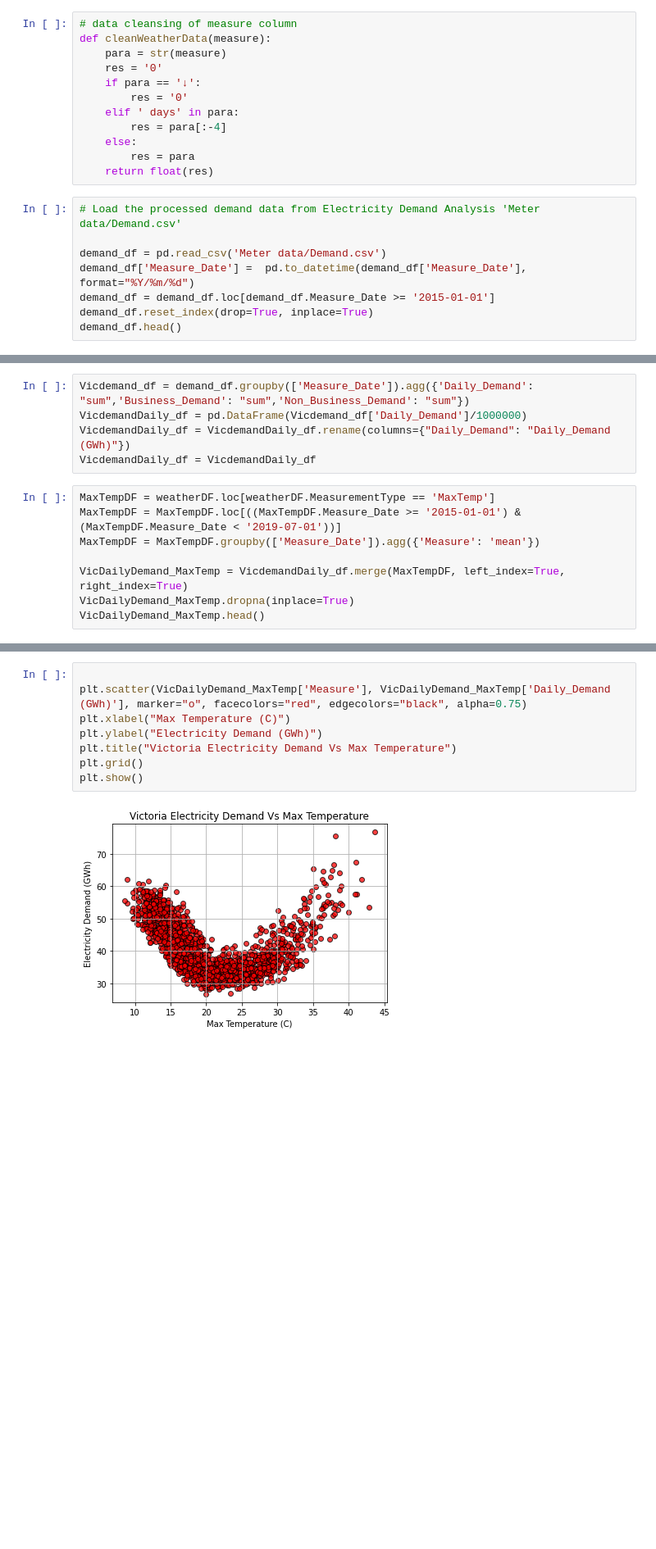
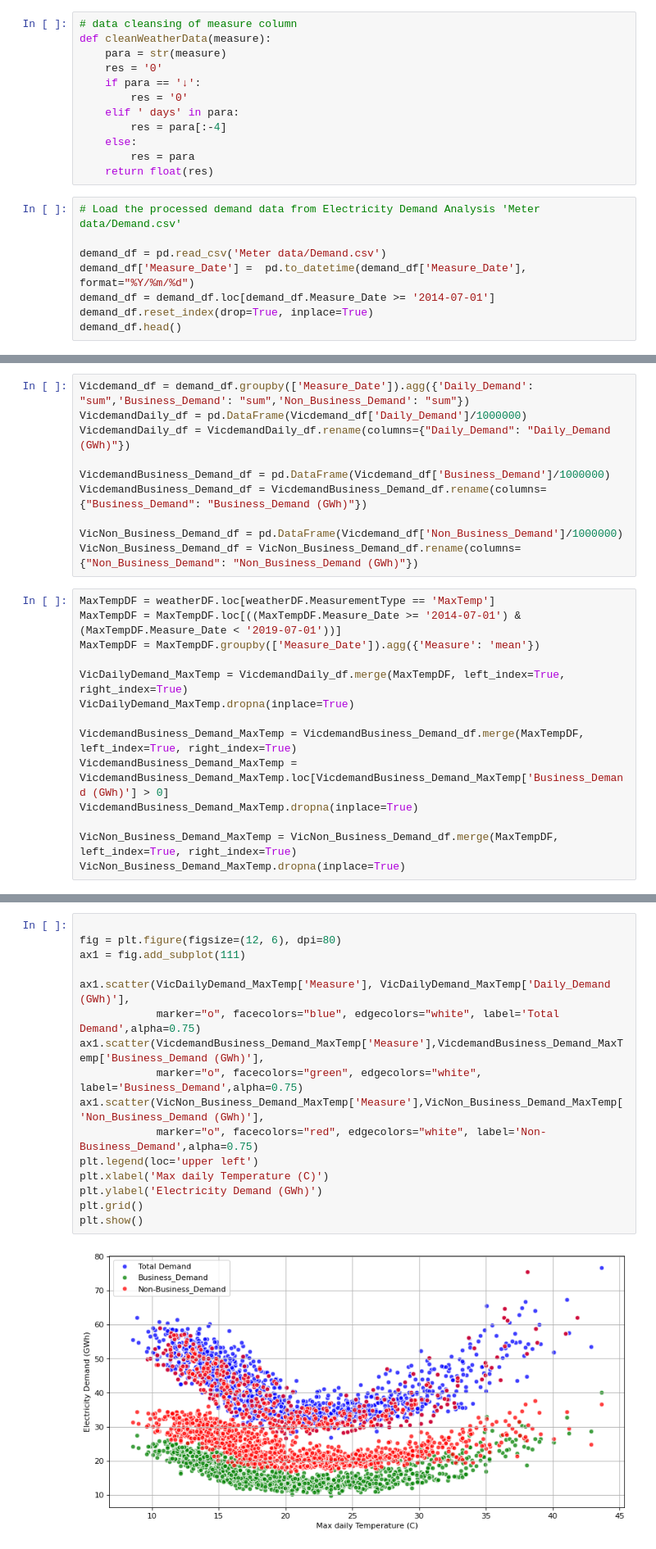
Before and after one commit to tahsinurrahman2011/Project-1, a Jupyter notebook: Electricity Demand Vs Weather Analysis.ipynb, the cells around one changed output, grey strips where cells are left out. Shown at 82% size. Cells and saved outputs as stored; diff of their text form; blank space fills up the shorter version.

```diff
--- a/Electricity Demand Vs Weather Analysis.ipynb
+++ b/Electricity Demand Vs Weather Analysis.ipynb
@@ -82,7 +76,7 @@ def cleanWeatherData(measure):
 
 demand_df = pd.read_csv('Meter data/Demand.csv')
 demand_df['Measure_Date'] =  pd.to_datetime(demand_df['Measure_Date'], format="%Y/%m/%d")
-demand_df = demand_df.loc[demand_df.Measure_Date >= '2015-01-01']
+demand_df = demand_df.loc[demand_df.Measure_Date >= '2014-07-01']
 demand_df.reset_index(drop=True, inplace=True)
 demand_df.head()
 # %% [output]
@@ -96,12 +90,23 @@ demand_df.head()
 Vicdemand_df = demand_df.groupby(['Measure_Date']).agg({'Daily_Demand': "sum",'Business_Demand': "sum",'Non_Business_Demand': "sum"})
 VicdemandDaily_df = pd.DataFrame(Vicdemand_df['Daily_Demand']/1000000)
 VicdemandDaily_df = VicdemandDaily_df.rename(columns={"Daily_Demand": "Daily_Demand (GWh)"})
-VicdemandDaily_df = VicdemandDaily_df
+
+VicdemandBusiness_Demand_df = pd.DataFrame(Vicdemand_df['Business_Demand']/1000000)
+VicdemandBusiness_Demand_df = VicdemandBusiness_Demand_df.rename(columns={"Business_Demand": "Business_Demand (GWh)"})
+
+VicNon_Business_Demand_df = pd.DataFrame(Vicdemand_df['Non_Business_Demand']/1000000)
+VicNon_Business_Demand_df = VicNon_Business_Demand_df.rename(columns={"Non_Business_Demand": "Non_Business_Demand (GWh)"})
 # %%
 MaxTempDF = weatherDF.loc[weatherDF.MeasurementType == 'MaxTemp']
-MaxTempDF = MaxTempDF.loc[((MaxTempDF.Measure_Date >= '2015-01-01') & (MaxTempDF.Measure_Date < '2019-07-01'))]
+MaxTempDF = MaxTempDF.loc[((MaxTempDF.Measure_Date >= '2014-07-01') & (MaxTempDF.Measure_Date < '2019-07-01'))]
 MaxTempDF = MaxTempDF.groupby(['Measure_Date']).agg({'Measure': 'mean'})
 
 VicDailyDemand_MaxTemp = VicdemandDaily_df.merge(MaxTempDF, left_index=True, right_index=True)
 VicDailyDemand_MaxTemp.dropna(inplace=True)
-VicDailyDemand_MaxTemp.head()
+
+VicdemandBusiness_Demand_MaxTemp = VicdemandBusiness_Demand_df.merge(MaxTempDF, left_index=True, right_index=True)
+VicdemandBusiness_Demand_MaxTemp = VicdemandBusiness_Demand_MaxTemp.loc[VicdemandBusiness_Demand_MaxTemp['Business_Demand (GWh)'] > 0]
+VicdemandBusiness_Demand_MaxTemp.dropna(inplace=True)
+
+VicNon_Business_Demand_MaxTemp = VicNon_Business_Demand_df.merge(MaxTempDF, left_index=True, right_index=True)
+VicNon_Business_Demand_MaxTemp.dropna(inplace=True)
@@ -116,12 +113,20 @@ VicDailyDemand_MaxTemp.head()
 # %%
 
-plt.scatter(VicDailyDemand_MaxTemp['Measure'], VicDailyDemand_MaxTemp['Daily_Demand (GWh)'], marker="o", facecolors="red", edgecolors="black", alpha=0.75)
-plt.xlabel("Max Temperature (C)")
-plt.ylabel("Electricity Demand (GWh)")
-plt.title("Victoria Electricity Demand Vs Max Temperature")
+fig = plt.figure(figsize=(12, 6), dpi=80)
+ax1 = fig.add_subplot(111)
+
+ax1.scatter(VicDailyDemand_MaxTemp['Measure'], VicDailyDemand_MaxTemp['Daily_Demand (GWh)'],
+            marker="o", facecolors="blue", edgecolors="white", label='Total Demand',alpha=0.75)
+ax1.scatter(VicdemandBusiness_Demand_MaxTemp['Measure'],VicdemandBusiness_Demand_MaxTemp['Business_Demand (GWh)'],
+            marker="o", facecolors="green", edgecolors="white", label='Business_Demand',alpha=0.75)
+ax1.scatter(VicNon_Business_Demand_MaxTemp['Measure'],VicNon_Business_Demand_MaxTemp['Non_Business_Demand (GWh)'],
+            marker="o", facecolors="red", edgecolors="white", label='Non-Business_Demand',alpha=0.75)
+plt.legend(loc='upper left')
+plt.xlabel('Max daily Temperature (C)')
+plt.ylabel('Electricity Demand (GWh)')
 plt.grid()
 plt.show()
 # %% [output]
-[figure, old version]
+[figure, new version]
 # %%
 SolarDF = weatherDF.loc[weatherDF.MeasurementType == 'Solar Exposure']
```
Also changed, not shown: parts of 18 cells of this notebook, 1 other file.
